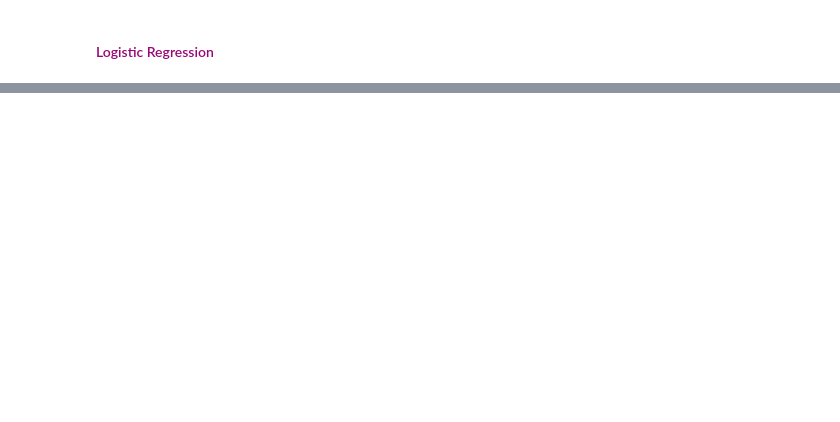
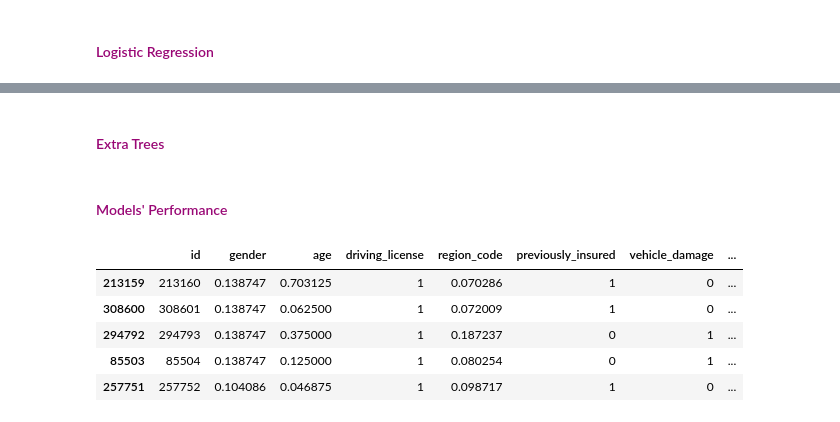
Before and after one commit to fabianaba/Insurance_Cross_Sell, a Jupyter notebook: notebooks/file4_cross-sell_Machine_Learning.ipynb, the cells around one changed output, grey strips where cells are left out. Saved outputs shown, nothing was run; the diff lists cells and outputs as text; code cells hidden in the pictures; blank space fills up the shorter version.

```diff
--- a/notebooks/file4_cross-sell_Machine_Learning.ipynb
+++ b/notebooks/file4_cross-sell_Machine_Learning.ipynb
@@ -715,7 +715,7 @@ sns.heatmap(d, annot=True)
 X = df3.drop('response', axis=1)
 y = df3['response'].copy()
 
-x_train, x_val, y_train, y_val = ms.train_test_split(X, y, test_size=0.20)
+x_train, x_validation, y_train, y_validation = ms.train_test_split(X, y, test_size=0.20)
 
 df4 = pd.concat([x_train, y_train], axis=1)
 # %%
@@ -761,28 +761,28 @@ df4.loc[:, 'policy_sales_channel'] = df4['policy_sales_channel'].map(fe_policy_s
 #### <font color = #990775>Preparation of the Validation Dataset</font>
 # %%
 # gender
-x_val.loc[:, 'gender'] = x_val.loc[:, 'gender'].map(target_encode_gender)
+x_validation.loc[:, 'gender'] = x_validation.loc[:, 'gender'].map(target_encode_gender)
 
 # age
-x_val.loc[:, 'age'] = mms_age.fit_transform(x_val[['age']].values)
+x_validation.loc[:, 'age'] = mms_age.fit_transform(x_validation[['age']].values)
 
 # region code
-x_val.loc[:, 'region_code'] = x_val.loc[:, 'region_code'].map(target_encode_region_code)
+x_validation.loc[:, 'region_code'] = x_validation.loc[:, 'region_code'].map(target_encode_region_code)
 
 # vehicle age
-x_val = pd.get_dummies(x_val, prefix='vehicle_age', columns=['vehicle_age'])
+x_validation = pd.get_dummies(x_validation, prefix='vehicle_age', columns=['vehicle_age'])
 
 # annual premium
-x_val.loc[:, 'annual_premium'] = ss_annual_premium.fit_transform(x_val[['annual_premium']].values)
+x_validation.loc[:, 'annual_premium'] = ss_annual_premium.fit_transform(x_validation[['annual_premium']].values)
 
 # policy_sales_channel - Target Encoding / Frequency Encoding
-x_val.loc[:, 'policy_sales_channel'] = x_val['policy_sales_channel'].map(fe_policy_sales_channel)
+x_validation.loc[:, 'policy_sales_channel'] = x_validation['policy_sales_channel'].map(fe_policy_sales_channel)
 
 # vintage
-x_val.loc[:, 'vintage'] = mms_vintage.fit_transform(x_val[['vintage']].values)
+x_validation.loc[:, 'vintage'] = mms_vintage.fit_transform(x_validation[['vintage']].values)
 
 # fillna
-x_val = x_val.fillna(0)
+x_validation = x_validation.fillna(0)
 # %% [markdown]
 ### <font color = #990775>FEATURE SELECTION</font>
 # %% [markdown]
@@ -878,0 +861,2 @@ skplt.metrics.plot_cumulative_gain(y_val, yhat_lr);
+# %% [markdown]
+#### <font color = #990775>Extra Trees</font>
@@ -878,0 +875,17 @@ skplt.metrics.plot_cumulative_gain(y_val, yhat_lr);
+# %% [markdown]
+#### <font color = #990775>Models' Performance</font>
+# %%
+# copy data
+df_per = x_validation.copy()
+df_per['response'] = y_validation.copy()
+
+# propensity score
+# %%
+df_per.head()
+# %% [output]
+|  | id | gender | age | driving_license | region_code | previously_insured | vehicle_damage | ... |
+| 213159 | 213160 | 0.138747 | 0.703125 | 1 | 0.070286 | 1 | 0 | ... |
+| 308600 | 308601 | 0.138747 | 0.062500 | 1 | 0.072009 | 1 | 0 | ... |
+| 294792 | 294793 | 0.138747 | 0.375000 | 1 | 0.187237 | 0 | 1 | ... |
+| 85503 | 85504 | 0.138747 | 0.125000 | 1 | 0.080254 | 0 | 1 | ... |
+| 257751 | 257752 | 0.104086 | 0.046875 | 1 | 0.098717 | 1 | 0 | ... |
```
Also changed, not shown: parts of 7 cells of this notebook.
